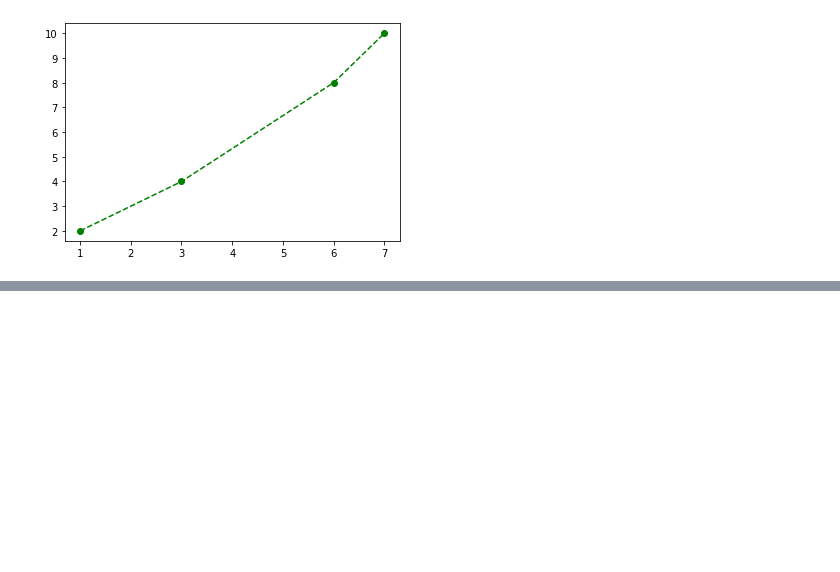
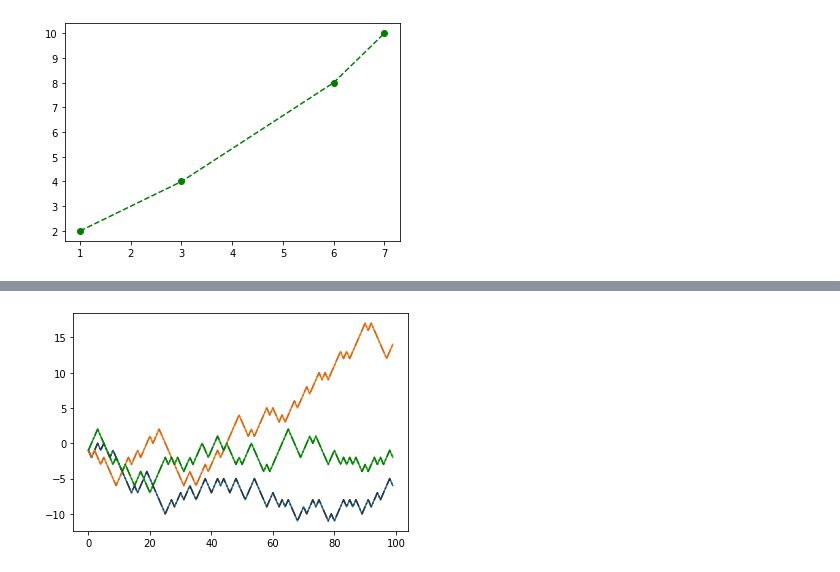
Before and after one commit to Kasmani7/Data-Visualisation, a Jupyter notebook: Matplotlib.ipynb, the cells around one changed output, grey strips where cells are left out. Cells and saved outputs as stored; diff of their text form; code cells hidden in the pictures; blank space fills up the shorter version.

```diff
--- a/Matplotlib.ipynb
+++ b/Matplotlib.ipynb
@@ -137,0 +145,21 @@ plt.show
+# %%
+import numpy as np
+def create_random_walk():
+    x = np.random.choice([-1,1],size=100, replace=True) # Sample with replacement from (-1, 1)
+    return np.cumsum(x)
+
+X = create_random_walk()
+Y = create_random_walk()
+Z = create_random_walk()
+
+# Plotting functionality starts here
+plt.plot(X)
+plt.plot(Y)
+plt.plot(Z)
+
+plt.plot(X, '-.', color="#333333")
+plt.plot(Y, '-.', color="chocolate")
+plt.plot(Z, '-.', color="green")
+plt.show()
+# %% [output]
+[figure, added]
```
Also changed, not shown: parts of 16 cells of this notebook, 1 other file.
